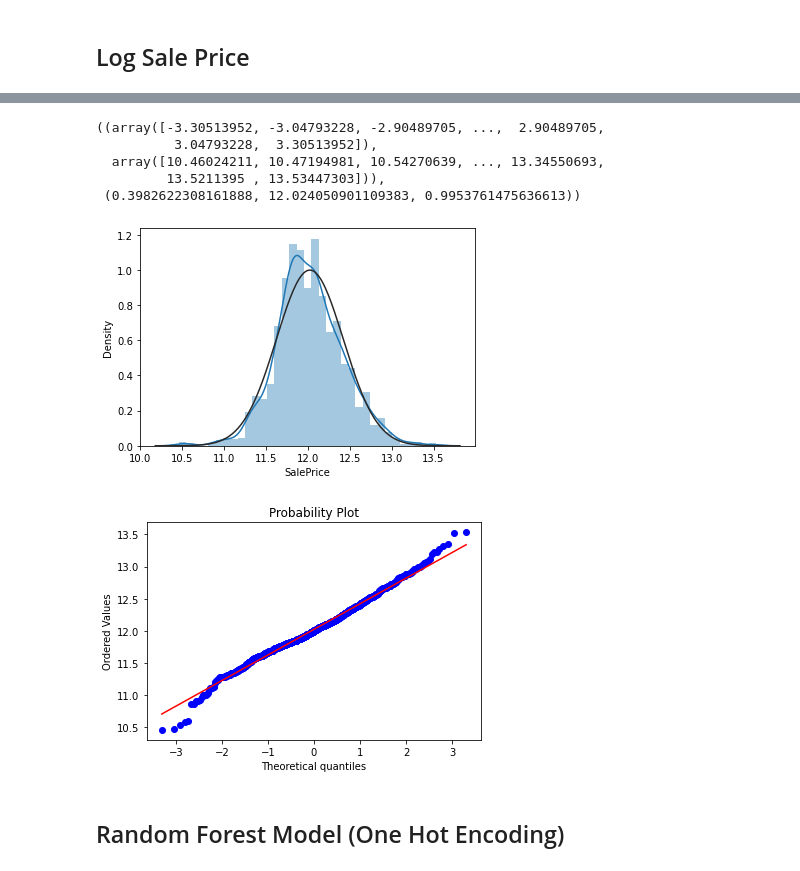
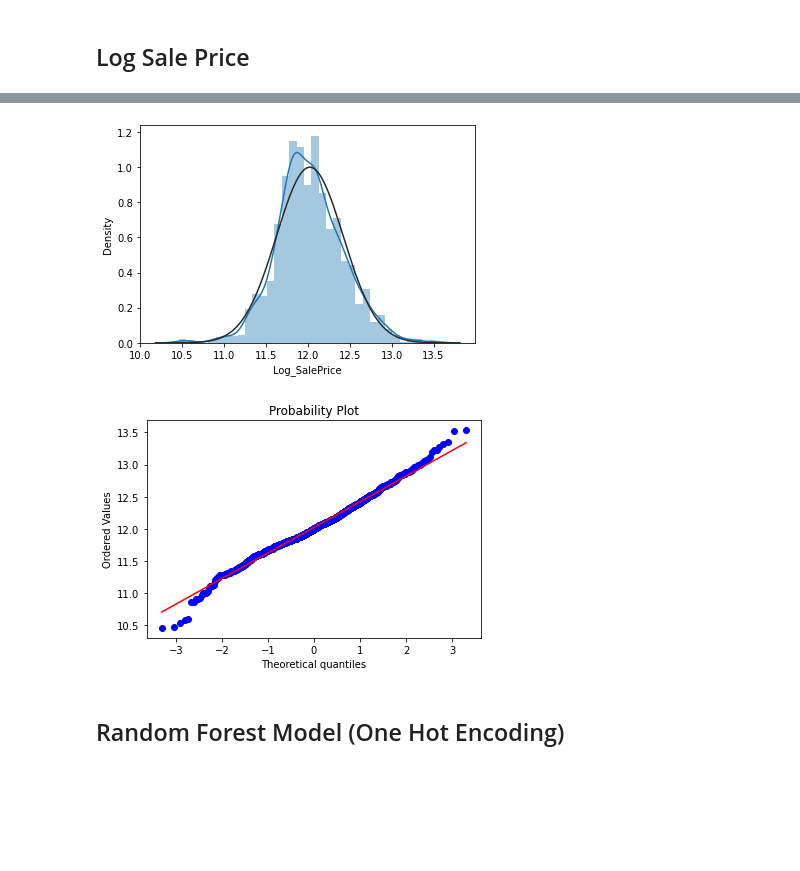
Before and after one commit to UCB-stat-159-s22/hw07-group27, a Jupyter notebook: main.ipynb, the cells around one changed output, grey strips where cells are left out. Drawn from its saved outputs; the diff is of its cells as text; code cells hidden in the pictures; blank space fills up the shorter version.

```diff
--- a/main.ipynb
+++ b/main.ipynb
@@ -17,2 +18,2 @@ from sklearn.metrics import r2_score
 # %%
-data = pd.read_csv('House_Price.csv')
+data = pd.read_csv('data/House_Price.csv')
@@ -109,7 +95,7 @@ high_correlation.corr().head()
 # %% [markdown]
 ## Feature Processing (Label Encoding)
 # %%
-data = pd.read_csv('House_Price.csv')
+data = pd.read_csv('data/House_Price.csv')
 # %%
 for column in object_column:
     data = util.label_encoder(data, column)
@@ -175,7 +162,7 @@ high_correlation.corr()
 # %% [markdown]
 ## Feature Processing (One Hot and Label Encoding)
 # %%
-data = pd.read_csv('House_Price.csv')
+data = pd.read_csv('data/House_Price.csv')
 # %%
 #selecting which columns to use label encoding on
 #columns that compare the quality should be used or show that one category is better than
@@ -267,15 +251,10 @@ util.dist_and_prob_plot(data, 'SalePrice')
 [figure]
 [figure]
 # %%
-data['SalePrice'] = np.log(data['SalePrice'])
-util.dist_and_prob_plot(data, 'SalePrice')
+data['Log_SalePrice'] = np.log(data['SalePrice'])
+util.dist_and_prob_plot(data, 'Log_SalePrice')
 # %% [output]
-((array([-3.30513952, -3.04793228, -2.90489705, ...,  2.90489705,
-          3.04793228,  3.30513952]),
-  array([10.46024211, 10.47194981, 10.54270639, ..., 13.34550693,
-         13.5211395 , 13.53447303])),
- (0.3982622308161888, 12.024050901109383, 0.9953761475636613))
-[figure, old version]
+[figure, new version]
 [figure]
 # %%
 ohc_data['SalePrice'] = np.log(ohc_data['SalePrice'])
```
Also changed, not shown: parts of 24 cells of this notebook, 1 other file.
